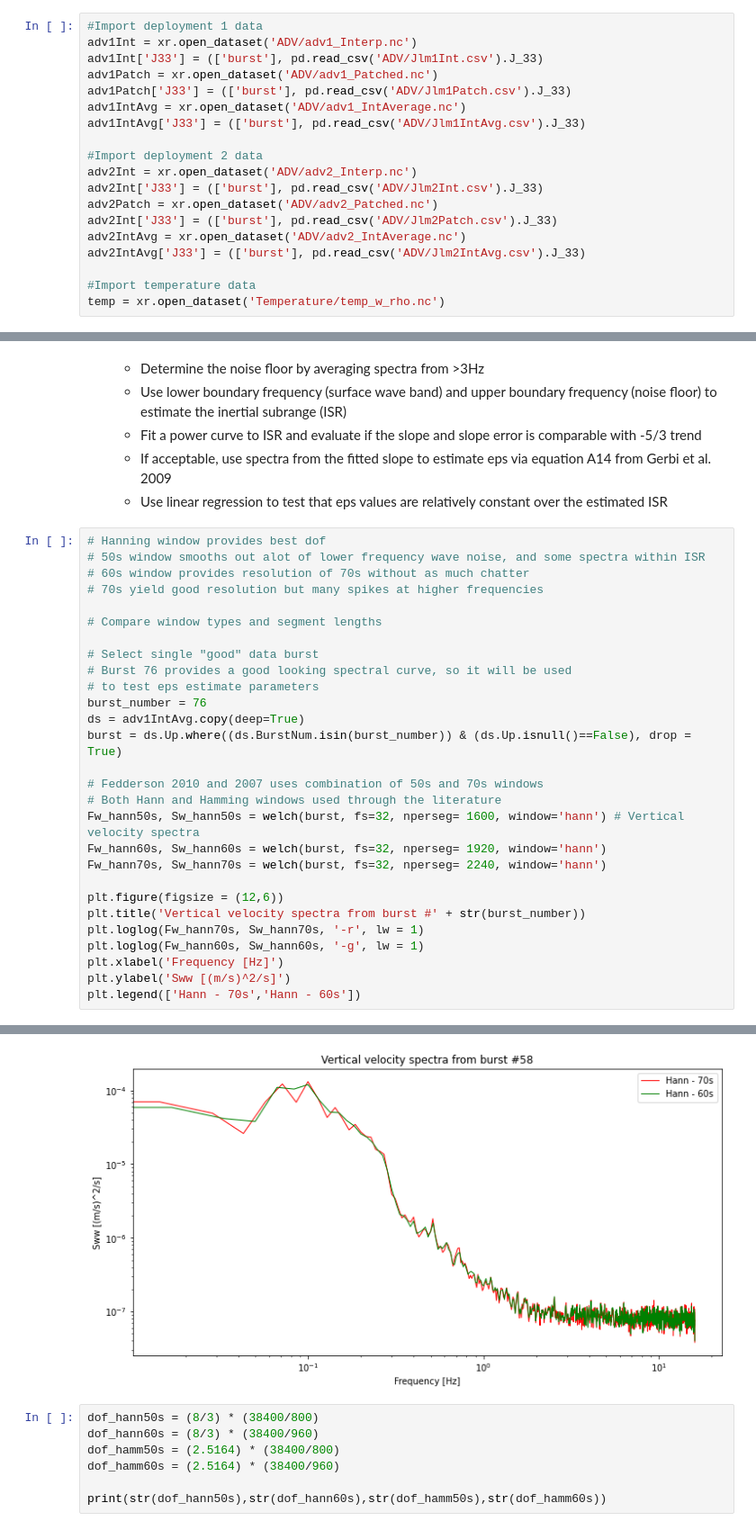
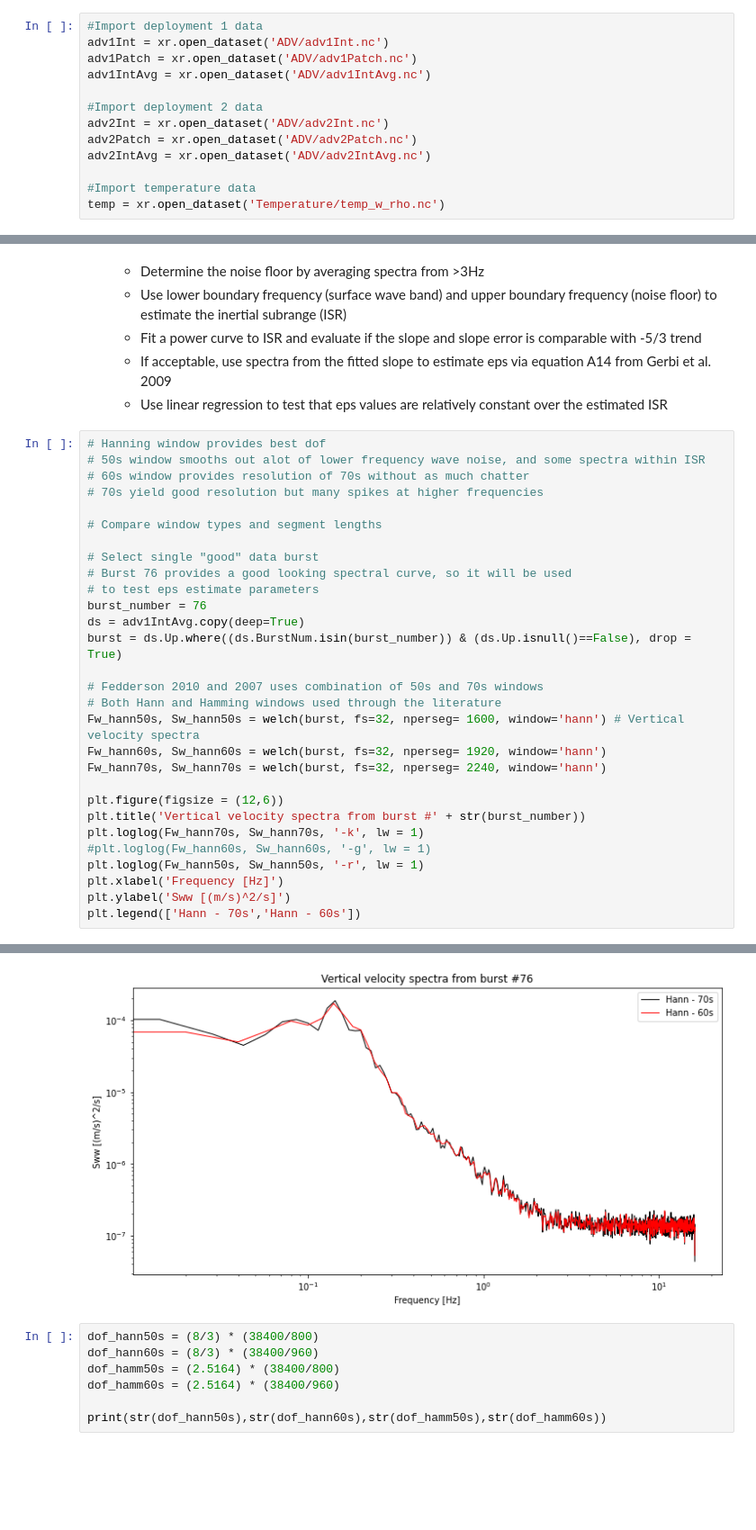
Before and after one commit to lagrady/Kelp-Forest-Hydrodynamics, a Jupyter notebook: notebooks/Turbulent_dissipation.ipynb, the cells around one changed output, grey strips where cells are left out. Shown: that part at 90% size. Cells and saved outputs as stored; diff of their text form; blank space fills up the shorter version.

Commit message:
Add files via upload
Big overhaul for layout and organization of notebooks. Beginning to combine plots and code from other notebooks into main notebook "data_overview"

```diff
--- a/notebooks/Turbulent_dissipation.ipynb
+++ b/notebooks/Turbulent_dissipation.ipynb
@@ -33,20 +33,14 @@ adv1Despiked = xr.open_dataset('ADV/adv1_despiked.nc')
 adv2Despiked = xr.open_dataset('ADV/adv2_despiked.nc')
 # %%
 #Import deployment 1 data
-adv1Int = xr.open_dataset('ADV/adv1_Interp.nc')
-adv1Int['J33'] = (['burst'], pd.read_csv('ADV/Jlm1Int.csv').J_33)
-adv1Patch = xr.open_dataset('ADV/adv1_Patched.nc')
-adv1Patch['J33'] = (['burst'], pd.read_csv('ADV/Jlm1Patch.csv').J_33)
-adv1IntAvg = xr.open_dataset('ADV/adv1_IntAverage.nc')
-adv1IntAvg['J33'] = (['burst'], pd.read_csv('ADV/Jlm1IntAvg.csv').J_33)
+adv1Int = xr.open_dataset('ADV/adv1Int.nc')
+adv1Patch = xr.open_dataset('ADV/adv1Patch.nc')
+adv1IntAvg = xr.open_dataset('ADV/adv1IntAvg.nc')
 
 #Import deployment 2 data
-adv2Int = xr.open_dataset('ADV/adv2_Interp.nc')
-adv2Int['J33'] = (['burst'], pd.read_csv('ADV/Jlm2Int.csv').J_33)
-adv2Patch = xr.open_dataset('ADV/adv2_Patched.nc')
-adv2Int['J33'] = (['burst'], pd.read_csv('ADV/Jlm2Patch.csv').J_33)
-adv2IntAvg = xr.open_dataset('ADV/adv2_IntAverage.nc')
-adv2IntAvg['J33'] = (['burst'], pd.read_csv('ADV/Jlm2IntAvg.csv').J_33)
+adv2Int = xr.open_dataset('ADV/adv2Int.nc')
+adv2Patch = xr.open_dataset('ADV/adv2Patch.nc')
+adv2IntAvg = xr.open_dataset('ADV/adv2IntAvg.nc')
 
 #Import temperature data
 temp = xr.open_dataset('Temperature/temp_w_rho.nc')
@@ -65,34 +69,35 @@ temp = xr.open_dataset('Temperature/temp_w_rho.nc')
 # %%
 # Hanning window provides best dof
 # 50s window smooths out alot of lower frequency wave noise, and some spectra within ISR
 # 60s window provides resolution of 70s without as much chatter
 # 70s yield good resolution but many spikes at higher frequencies
 
 # Compare window types and segment lengths
 
 # Select single "good" data burst
 # Burst 76 provides a good looking spectral curve, so it will be used
 # to test eps estimate parameters
 burst_number = 76
 ds = adv1IntAvg.copy(deep=True)
 burst = ds.Up.where((ds.BurstNum.isin(burst_number)) & (ds.Up.isnull()==False), drop = True)
 
 # Fedderson 2010 and 2007 uses combination of 50s and 70s windows
 # Both Hann and Hamming windows used through the literature
 Fw_hann50s, Sw_hann50s = welch(burst, fs=32, nperseg= 1600, window='hann') # Vertical velocity spectra
 Fw_hann60s, Sw_hann60s = welch(burst, fs=32, nperseg= 1920, window='hann')
 Fw_hann70s, Sw_hann70s = welch(burst, fs=32, nperseg= 2240, window='hann')
 
 plt.figure(figsize = (12,6))
 plt.title('Vertical velocity spectra from burst #' + str(burst_number))
-plt.loglog(Fw_hann70s, Sw_hann70s, '-r', lw = 1)
-plt.loglog(Fw_hann60s, Sw_hann60s, '-g', lw = 1)
+plt.loglog(Fw_hann70s, Sw_hann70s, '-k', lw = 1)
+#plt.loglog(Fw_hann60s, Sw_hann60s, '-g', lw = 1)
+plt.loglog(Fw_hann50s, Sw_hann50s, '-r', lw = 1)
 plt.xlabel('Frequency [Hz]')
 plt.ylabel('Sww [(m/s)^2/s]')
 plt.legend(['Hann - 70s','Hann - 60s'])
 # %% [output]
 <matplotlib.legend.Legend at 0x...>
-[figure, old version]
+[figure, new version]
 # %%
 dof_hann50s = (8/3) * (38400/800)
 dof_hann60s = (8/3) * (38400/960)
```
Also changed, not shown: parts of 37 cells of this notebook, 5 other files.
